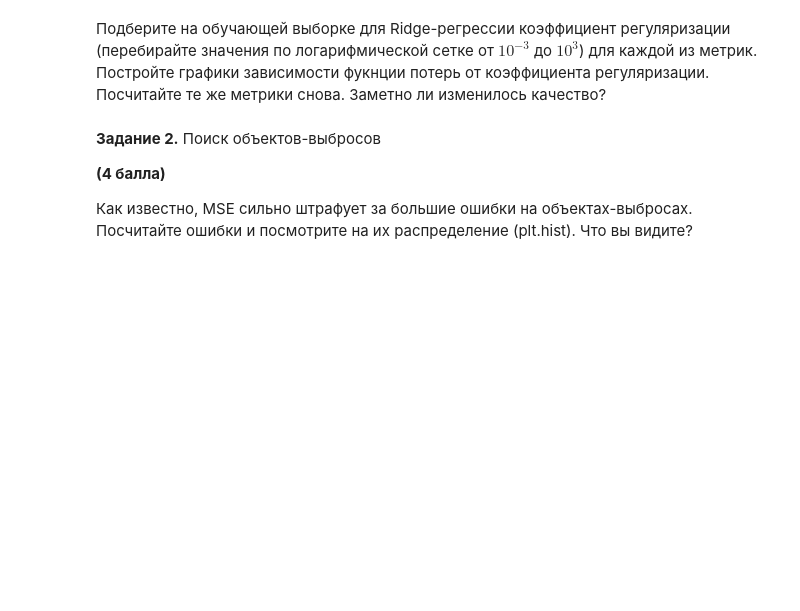
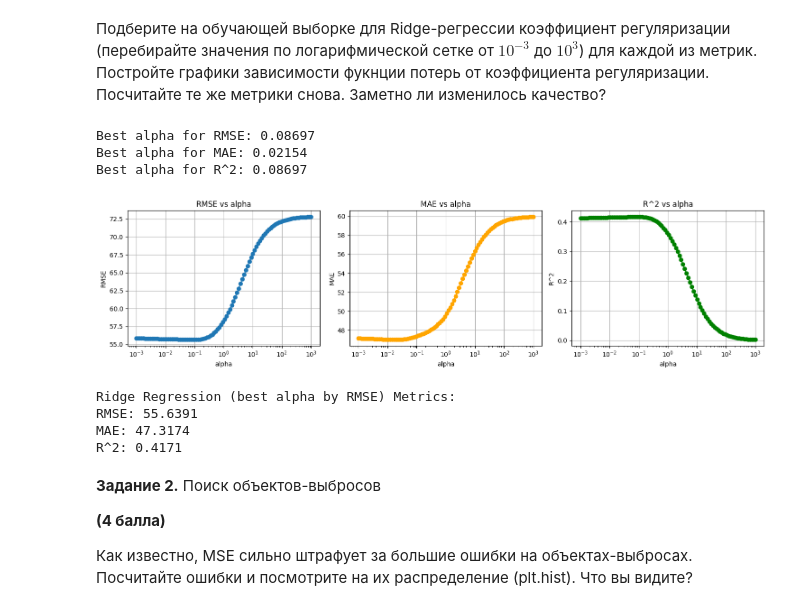
Before and after one commit to Larong11/AESC_ML, a Jupyter notebook: task 4/task4_linreg_tune_practice.ipynb, the cells around one changed output. Saved outputs shown, nothing was run; the diff lists cells and outputs as text; code cells hidden in the pictures; blank space fills up the shorter version.

```diff
--- a/task 4/task4_linreg_tune_practice.ipynb
+++ b/task 4/task4_linreg_tune_practice.ipynb
@@ -102,3 +103,80 @@ TypeError: got an unexpected keyword argument 'squared'
+# %%
+# code here
+rmse_list = []
+mae_list = []
+r2_list = []
+
+for alpha in alphas:
+    ridge = Ridge(alpha=alpha)
+    ridge.fit(X_train, y_train)
+    y_pred = ridge.predict(X_test)
+
+    rmse_list.append(np.sqrt(mean_squared_error(y_test, y_pred)))
+    mae_list.append(mean_absolute_error(y_test, y_pred))
+    r2_list.append(r2_score(y_test, y_pred))
+
+# Нахождение лучших alpha
+best_alpha_rmse = alphas[np.argmin(rmse_list)]
+best_alpha_mae = alphas[np.argmin(mae_list)]
+best_alpha_r2 = alphas[np.argmax(r2_list)]
+
+print(f"\nBest alpha for RMSE: {best_alpha_rmse:.5f}")
+print(f"Best alpha for MAE: {best_alpha_mae:.5f}")
+print(f"Best alpha for R^2: {best_alpha_r2:.5f}")
+
+# Построение графиков зависимости метрик от alpha
+plt.figure(figsize=(15, 4))
+
+plt.subplot(1, 3, 1)
+plt.plot(alphas, rmse_list, marker='o')
+plt.xscale('log')
+plt.xlabel('alpha')
+plt.ylabel('RMSE')
+plt.title('RMSE vs alpha')
+plt.grid(True)
+
+plt.subplot(1, 3, 2)
+plt.plot(alphas, mae_list, marker='o', color='orange')
+plt.xscale('log')
+plt.xlabel('alpha')
+plt.ylabel('MAE')
+plt.title('MAE vs alpha')
+plt.grid(True)
+
+plt.subplot(1, 3, 3)
+plt.plot(alphas, r2_list, marker='o', color='green')
+plt.xscale('log')
+plt.xlabel('alpha')
+plt.ylabel('R^2')
+plt.title('R^2 vs alpha')
+plt.grid(True)
+
+plt.tight_layout()
+plt.show()
+
+# Финальная модель с лучшим alpha по RMSE
+ridge_best = Ridge(alpha=best_alpha_rmse)
+ridge_best.fit(X_train, y_train)
+y_pred_best = ridge_best.predict(X_test)
+
+mse_best = mean_squared_error(y_test, y_pred_best)
+rmse_best = np.sqrt(mse_best)
+mae_best = mean_absolute_error(y_test, y_pred_best)
+r2_best = r2_score(y_test, y_pred_best)
+
+print(f"\nRidge Regression (best alpha by RMSE) Metrics:")
+print(f"RMSE: {rmse_best:.4f}")
+print(f"MAE: {mae_best:.4f}")
+print(f"R^2: {r2_best:.4f}")
+# %% [output]
+Best alpha for RMSE: 0.08697
+Best alpha for MAE: 0.02154
+Best alpha for R^2: 0.08697
+[figure, added]
+Ridge Regression (best alpha by RMSE) Metrics:
+RMSE: 55.6391
+MAE: 47.3174
+R^2: 0.4171
 # %% [markdown]
 __Задание 2.__ Поиск объектов-выбросов
 
```
Also changed, not shown: parts of 6 cells of this notebook.
